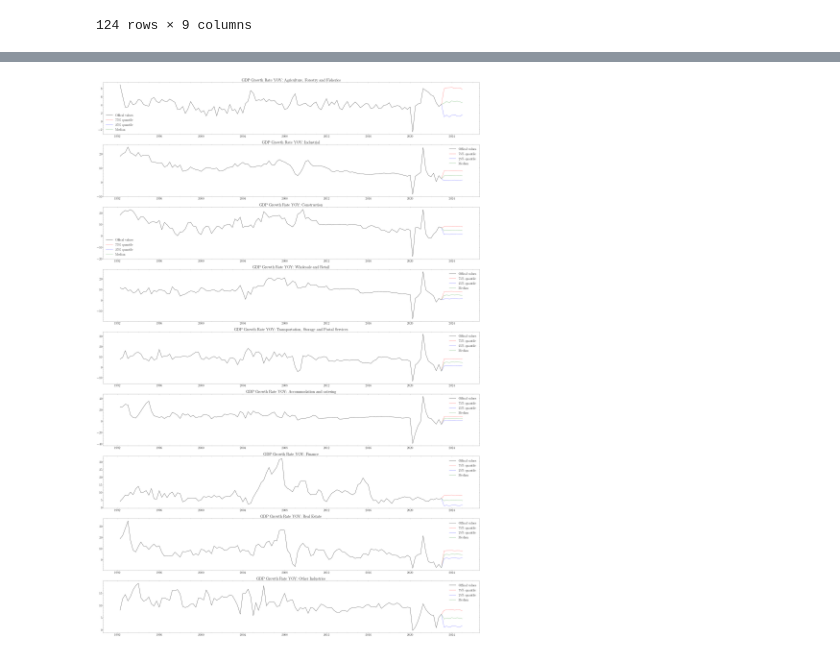
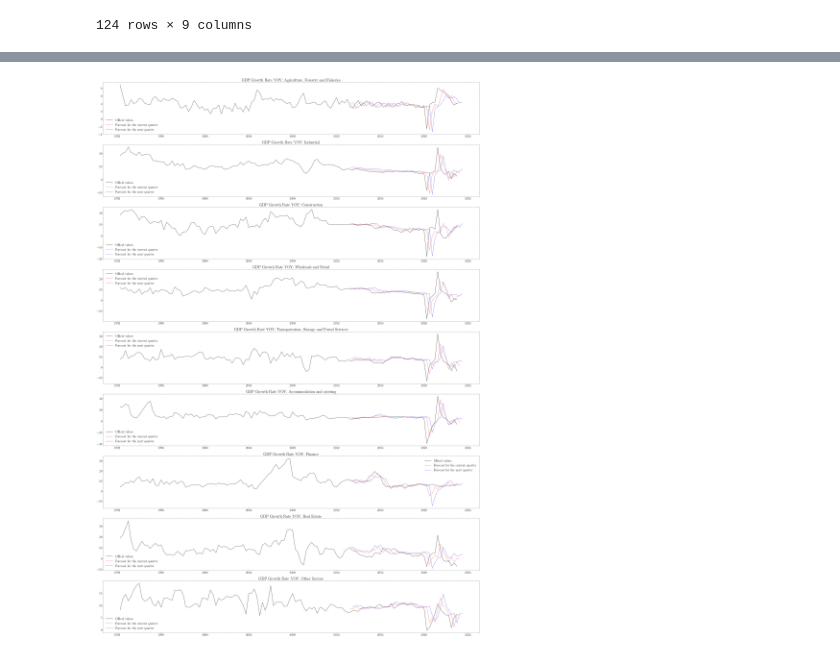
Before and after one commit to CharlesDZhang/China-GDP-Nowcasting, a Jupyter notebook: bvar.ipynb, the cells around one changed output, grey strips where cells are left out. Saved outputs shown, nothing was run; the diff lists cells and outputs as text; code cells hidden in the pictures.

```diff
--- a/bvar.ipynb
+++ b/bvar.ipynb
@@ -237,7 +288,3 @@ GDP_YOY_SECTORS
 | 2022-09-30 | 3.6 | 4.6 | 7.8 | 1.6 | 2.6 | 2.8 | 5.5 | -4.2 | 5.082763 |
 | 2022-12-31 | 4.1 | 2.5 | 7.0 | 0.3 | -3.9 | -5.8 | 5.9 | -7.2 | 6.354592 |
 124 rows × 9 columns
-# %%
-sectors_dict = {'AR': 'Agriculture, Forestry and Fisheries', 'ID': 'Industrial', 'CO': 'Construction', 'WH': 'Wholesale and Retail',\
-    'TR': 'Transportation, Storage and Postal Services', 'AC': 'Accommodation and catering', 'FI': 'Finance', 'RE': 'Real Estate',\
-        'OT': 'Other Industries' }
@@ -244,26 +314,49 @@ sectors_dict = {'AR': 'Agriculture, Forestry and Fisheries', 'ID': 'Industrial',
+# %%
+GDP_YOY_SECTORS_lag0 = GDP_YOY_SECTORS.loc['2013-03-31': ].copy()
+#GDP_YOY_SECTORS_lag0.loc[last_day_of_next_quarter(GDP_YOY_SECTORS_lag0.index[-1])] = 0
+GDP_YOY_SECTORS_lag0.iloc[:] = 0
+GDP_YOY_SECTORS_lag1 = GDP_YOY_SECTORS_lag0.loc['2013-06-30': ].copy()
+#GDP_YOY_SECTORS_lag1.loc[last_day_of_next_quarter(GDP_YOY_SECTORS_lag0.index[-1])] = 0
+GDP_YOY_SECTORS_lag1.iloc[:] = 0
+# %%
+for i in tqdm(GDP_YOY_SECTORS.loc['2012-12-31':].index):
+
+    rdf = pandas2ri.py2rpy(GDP_YOY_SECTORS.loc[:i] )
+    globalenv['rdf'] = rdf
+    rscript = """
+    bv_priors <- bv_mn(
+    lambda = bv_lambda(mode = 0.2 ),
+    alpha = bv_alpha(mode = 0.3 ),
+    var = 10000000,
+    b = 1
+    )
+    x <- bvar(rdf, lags = 4, n_draw = 1000L, n_burn = 200L, priors = bv_priors(), verbose = FALSE)
+    predict(x) <- predict(x, horizon = 2)
+    irf(x) <- irf(x, horizon = 2, fevd = FALSE)
+    summary(x)
+    """
+    result = r(rscript)
+    gdp_yoy_sectors_pred_lag0 = np.median(result[0][10][0],  axis =0)[0]
+    gdp_yoy_sectors_pred_lag1 = np.median(result[0][10][0],  axis =0)[1]
+    GDP_YOY_SECTORS_lag0.loc[last_day_of_next_quarter(i)] = gdp_yoy_sectors_pred_lag0
+    GDP_YOY_SECTORS_lag1.loc[last_day_of_next_quarter(last_day_of_next_quarter(i))] = gdp_yoy_sectors_pred_lag1
 # %%
-import numpy as np
-import matplotlib.pyplot as plt
-import scienceplots
-from mpl_toolkits.axes_grid1 import make_axes_locatable
-
-
 plt.style.use('science')
 plt.rcParams['text.usetex'] = True
 plt.rcParams['figure.figsize'] = (20,8)
 plt.rcParams['font.size'] =  20.0
 plt.rcParams['font.weight'] = 'bold'
 
 
 fig, ax = plt.subplots(nrows=len(sectors_dict), figsize=(40, 60))
 for i, count in zip(sectors_dict,range(9)):
     ax[count].plot(GDP_YOY_SECTORS.index, GDP_YOY_SECTORS[i], 'k-', label = 'Offical values')
-    ax[count].plot([(GDP_YOY_SECTORS.index[-1]  + pd.offsets.QuarterEnd(j)) for j in range(9)], np.insert(np.percentile(gdp_yoy_sectors_pred_lag, 75, axis = 0)[:,0], 0, GDP_YOY_SECTORS[i].iloc[-1]),  'r--', label = '75\% quantile')
-    ax[count].plot([(GDP_YOY_SECTORS.index[-1]  + pd.offsets.QuarterEnd(j)) for j in range(9)], np.insert(np.percentile(gdp_yoy_sectors_pred_lag, 25, axis = 0)[:,0], 0, GDP_YOY_SECTORS[i].iloc[-1]), 'b--', label = '25\% quantile')
-    ax[count].plot([(GDP_YOY_SECTORS.index[-1]  + pd.offsets.QuarterEnd(j)) for j in range(9)], np.insert(np.median(gdp_yoy_sectors_pred_lag, axis = 0)[:,0], 0, GDP_YOY_SECTORS[i].iloc[-1]),  'g--', label = 'Median')
+    ax[count].plot(GDP_YOY_SECTORS_lag0.index, GDP_YOY_SECTORS_lag0[i], 'r--', label = 'Forecast for the current quarter')
+    ax[count].plot(GDP_YOY_SECTORS_lag1.index, GDP_YOY_SECTORS_lag1[i], 'b--', label = 'Forecast for the next quarter')
+
     ax[count].set_title('GDP Growth Rate YOY: ' + sectors_dict[i])
     ax[count].legend()
 
 plt.show()
 # %% [output]
-[figure, old version]
+[figure, new version]
```
Also changed, not shown: parts of 11 cells of this notebook.
